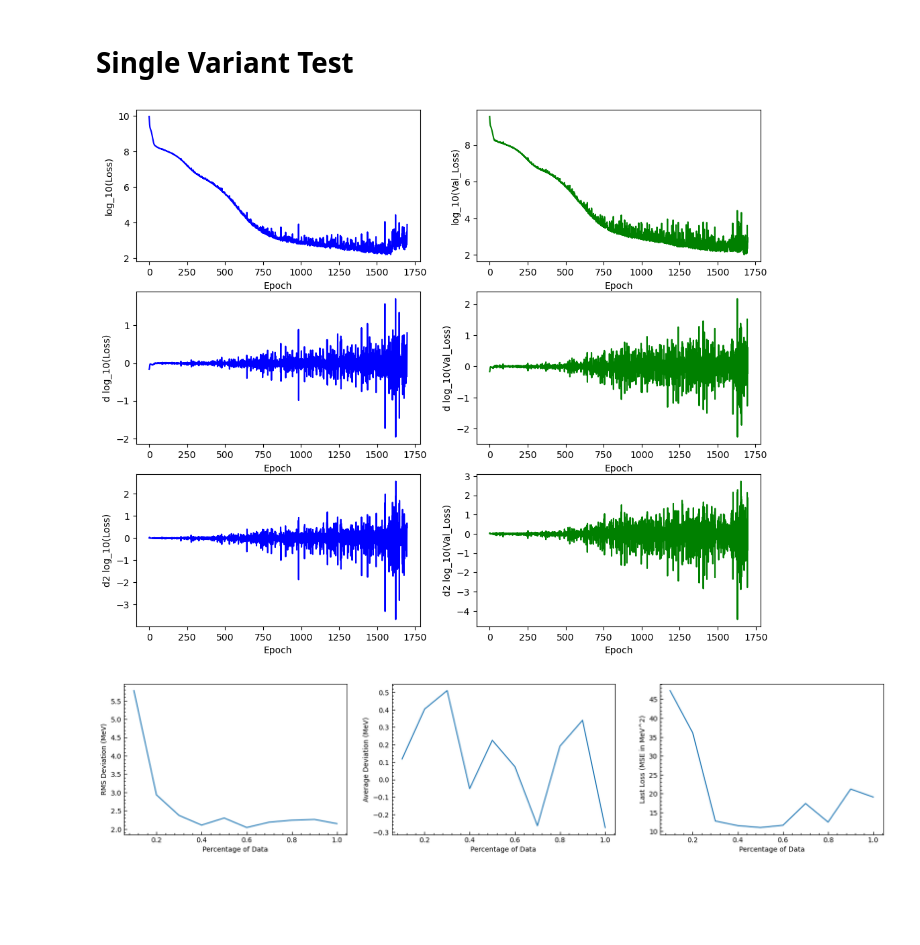
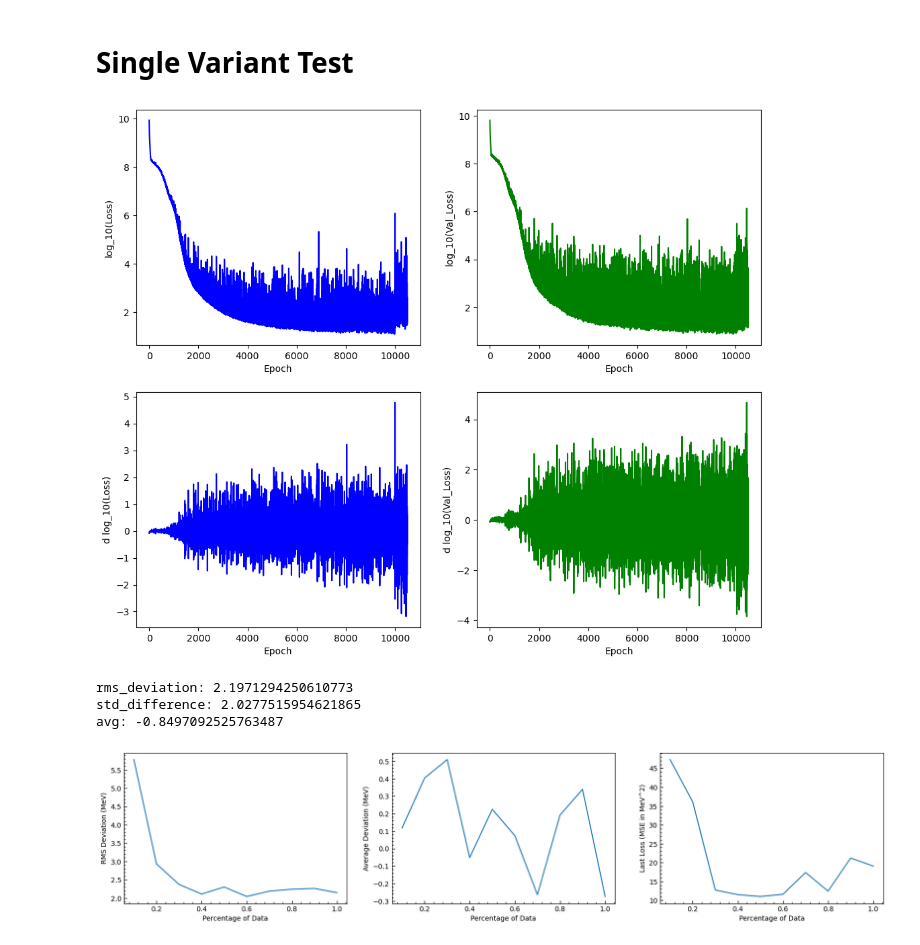
Before and after one commit to mzyudhistira/BSk24-Emu, a Jupyter notebook: analysis.ipynb, the cells around one changed output. Cells and saved outputs as stored; diff of their text form; code cells hidden in the pictures; blank space fills up the shorter version.

Commit message:
test input number

```diff
--- a/analysis.ipynb
+++ b/analysis.ipynb
@@ -34,10 +34,16 @@ I0000 00:00:1746433775.222352   22198 cuda_executor.cc:1015] successful NUMA nod
 # %% [markdown]
 # Single Variant Test
 # %%
-test_result = "Test on Variant 3123.dat"
+test_result = "250505-long_ori.dat"
 plot_loss(test_result)
 # %% [output]
-[figure, old version]
+[figure, new version]
+# %%
+main(f"data/output/{test_result}")
+# %% [output]
+rms_deviation: 2.1971294250610773
+std_difference: 2.0277515954621865
+avg: -0.8497092525763487
 # %%
 percentage_data = pd.read_csv("data/output/250505/percentage_effect.csv")
 fig, axes = plt.subplots(1, 3, figsize=(20, 4))
```
Also changed, not shown: parts of 1 cell of this notebook, 6 other files.
